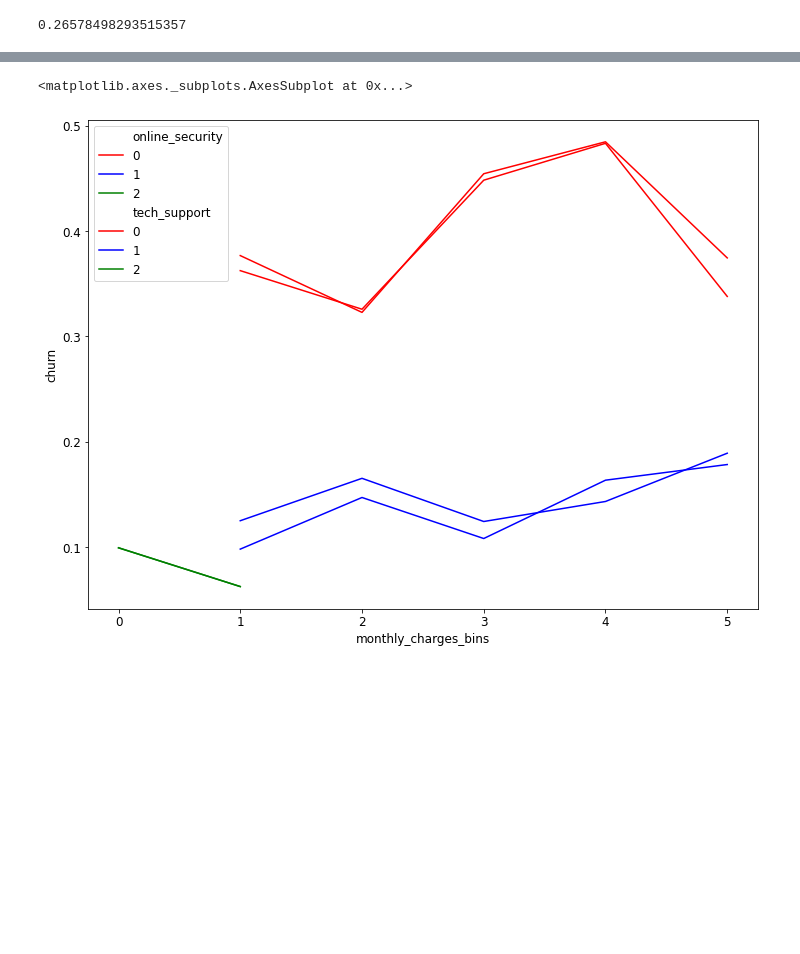
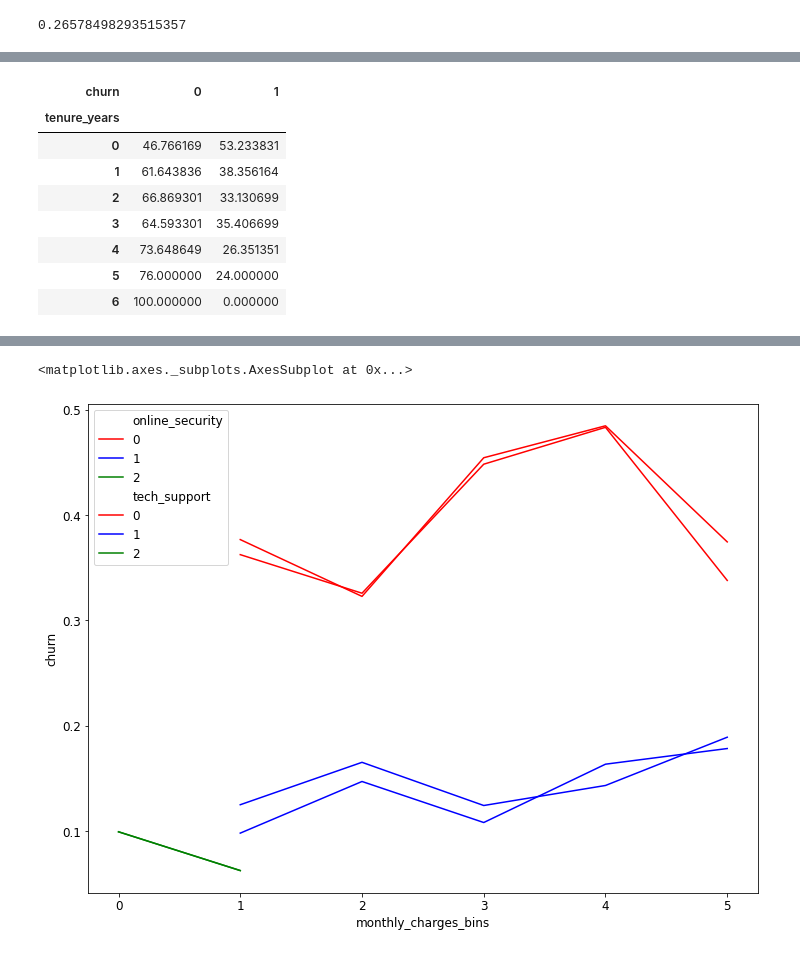
Before and after one commit to ravinder79/Telco_Churn, a Jupyter notebook: telco_churn_cameron.ipynb, the cells around one changed output, grey strips where cells are left out. Saved outputs shown, nothing was run; the diff lists cells and outputs as text; code cells hidden in the pictures; blank space fills up the shorter version.

```diff
--- a/telco_churn_cameron.ipynb
+++ b/telco_churn_cameron.ipynb
@@ -125,0 +152,12 @@ df.churn.mean()
+# %%
+ten0 * 100
+# %% [output]
+| churn | 0 | 1 |
+| tenure_years |  |  |
+| 0 | 46.766169 | 53.233831 |
+| 1 | 61.643836 | 38.356164 |
+| 2 | 66.869301 | 33.130699 |
+| 3 | 64.593301 | 35.406699 |
+| 4 | 73.648649 | 26.351351 |
+| 5 | 76.000000 | 24.000000 |
+| 6 | 100.000000 | 0.000000 |
```
Also changed, not shown: parts of 6 cells of this notebook, 1 other file.
